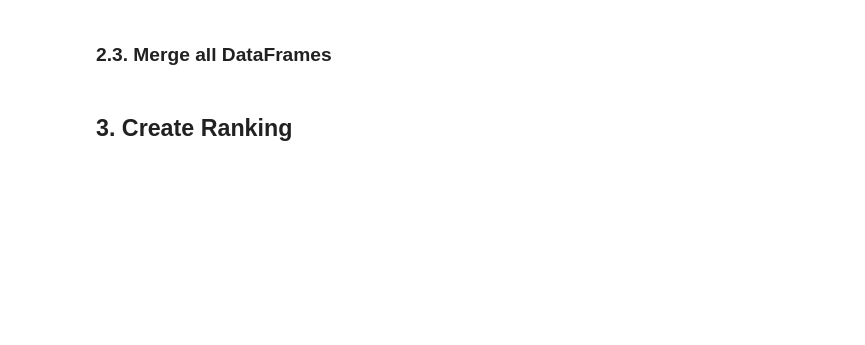
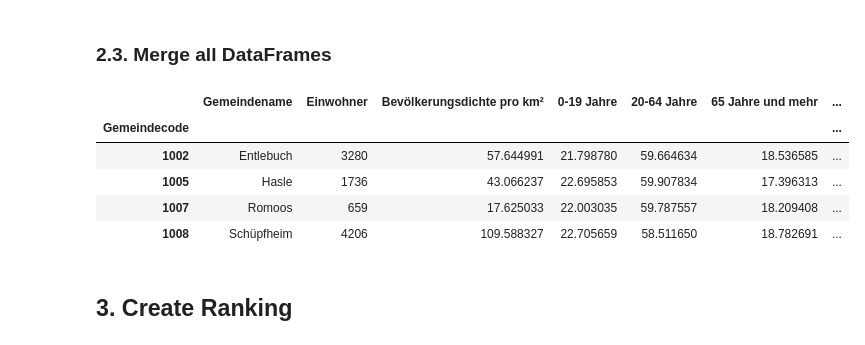
Before and after one commit to RobinfRoth/dawr-ass1, a Jupyter notebook: dawr_assignment1.ipynb, the cells around one changed output. Saved outputs shown, nothing was run; the diff lists cells and outputs as text; code cells hidden in the pictures; blank space fills up the shorter version.

Commit message:
calculate red_ratio; create ranking

```diff
--- a/dawr_assignment1.ipynb
+++ b/dawr_assignment1.ipynb
@@ -290,0 +345,27 @@ $V \ge 50$
+# %%
+def plot_selected_color_range(image: np.ndarray, selected_px_locations: np.ndarray) -> None:
+    '''
+    Plots a comparison between the original image and the selected
+    color range.
+
+    Parameters
+    ----------
+    image : numpy.ndarray
+        The original image.
+    selected_px_locations : numpy.ndarray
+        An numpy.ndarray in which the pixels that belong to a color range
+        are set to 255, while all other pixels are 0.
+
+    Returns
+    -------
+    None
+    '''
+    _, axes = plt.subplots(1, 2, figsize=(10, 5))
+    axes[0].imshow(selected_px_locations, cmap='gray')
+    axes[0].set_title('Red Parts')
+    axes[1].imshow(cv.cvtColor(image, cv.COLOR_BGR2RGB))
+    axes[1].set_title('Original')
+
+    for ax in axes:
+        ax.set_axis_off()
+    plt.show()
@@ -291,2 +421,14 @@ $V \ge 50$
+# %%
+#  red hue in HSV color model
+red_start = ( np.array([0, 115, 115]), np.array([8, 255, 255]) )
+red_end = ( np.array([171, 115, 115]), np.array([179, 255, 255]) )
+
+imgs = sorted(list(COAT_OF_ARMS_PATH.glob('*.jpg')))
+
+color_ratios_red = { img_path.stem: calculate_color_ratio(img_path, red_start, red_end) for img_path in imgs }
+df_red_ratio = pd.DataFrame({'Gemeindecode': color_ratios_red.keys(), 'Rotanteil Wappen': color_ratios_red.values()})
+df_red_ratio.set_index('Gemeindecode', inplace=True)
+
+df_red_ratio.index = df_red_ratio.index.astype("int64")
 # %% [markdown]
 ### 2.3. Merge all DataFrames
@@ -295,2 +435,13 @@ lu_data = base_data
+# %%
+lu_data = base_data.join(df_red_ratio, on='Gemeindecode', how='left')
+
+lu_data.loc[lu_data.Gemeindename.isin(['Entlebuch', 'Romoos', 'Hasle', 'Schüpfheim'])]
+# %% [output]
+|  | Gemeindename | Einwohner | Bevölkerungsdichte pro km² | 0-19 Jahre | 20-64 Jahre | 65 Jahre und mehr | ... |
+| Gemeindecode |  |  |  |  |  |  | ... |
+| 1002 | Entlebuch | 3280 | 57.644991 | 21.798780 | 59.664634 | 18.536585 | ... |
+| 1005 | Hasle | 1736 | 43.066237 | 22.695853 | 59.907834 | 17.396313 | ... |
+| 1007 | Romoos | 659 | 17.625033 | 22.003035 | 59.787557 | 18.209408 | ... |
+| 1008 | Schüpfheim | 4206 | 109.588327 | 22.705659 | 58.511650 | 18.782691 | ... |
 # %% [markdown]
 ## 3. Create Ranking
```
Also changed, not shown: parts of 10 cells of this notebook, 1 other file.
